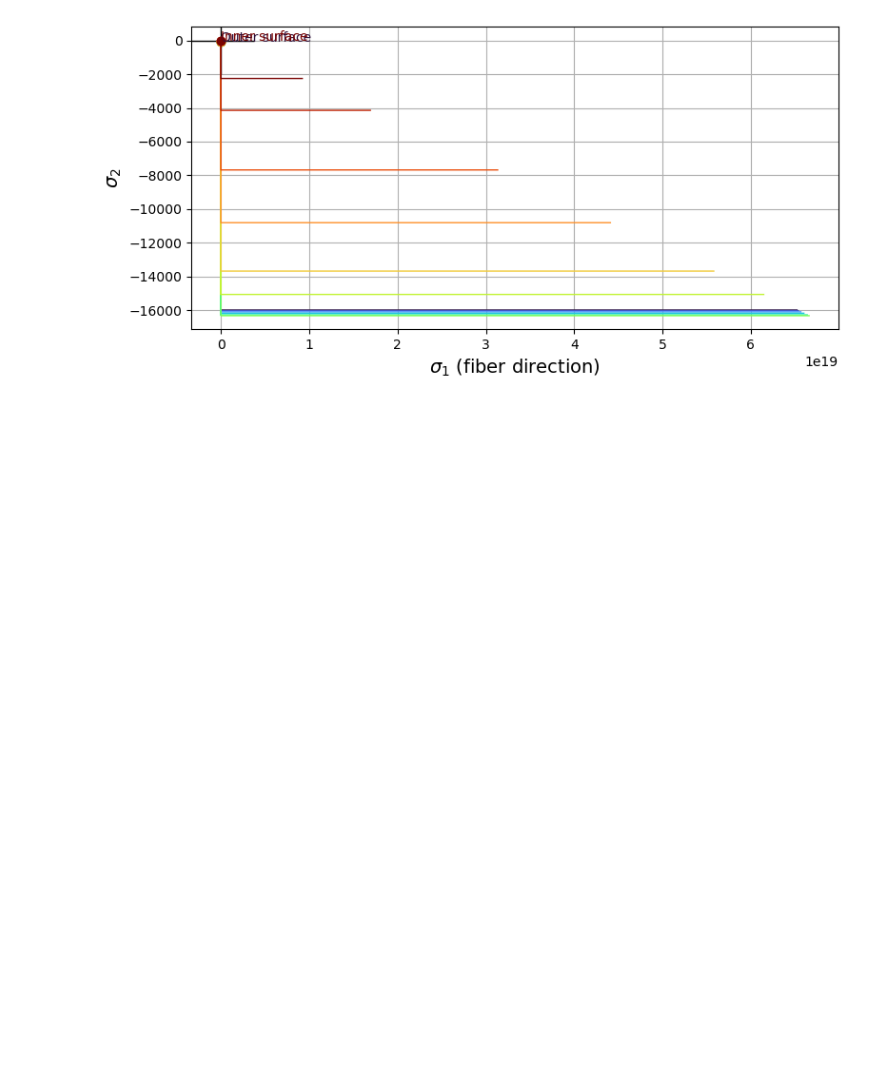
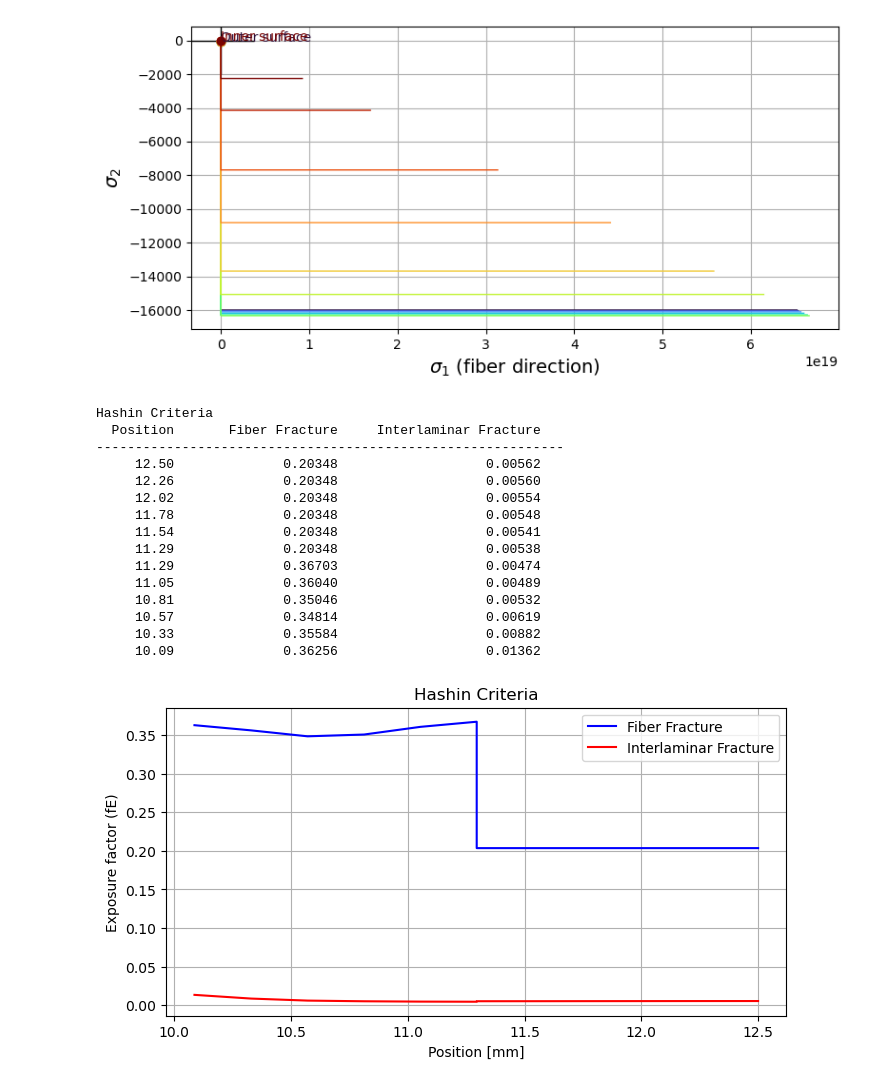
Before and after one commit to Hakonimatata/Lettvekt-Design, a Jupyter notebook: A2/A2_testing.ipynb, the cells around one changed output. Saved outputs shown, nothing was run; the diff lists cells and outputs as text; code cells hidden in the pictures; blank space fills up the shorter version.

```diff
--- a/A2/A2_testing.ipynb
+++ b/A2/A2_testing.ipynb
@@ -444,3 +468,48 @@ plot_tsaiwu_various_s3(Carbon_EpoxyA, sigma_1=S11, sigma_2=S22, sigma_3=S33, pos
 plot_hashin_various_s3(Carbon_EpoxyA, sigma_1=S11, sigma_2=S22, sigma_3=S33, pos=pos)
 # %% [output]
 [figure]
+# %%
+print("Hashin Criteria")
+print(f"{'Position':>10} {'Fiber Fracture':>20} {'Interlaminar Fracture':>25}")
+print("-" * 60)
+
+fig,ax = plt.subplots(figsize=(8,4))
+
+fE_FF_list, fE_IFF_list, pos_list = [], [], []
+
+for i in range(len(pos)):
+    r_pos = (MAX_DIAMETER - pos[i]) / 2
+    s1i, s2i, s3i = S11[i], S22[i], S33[i]
+
+    fE_FF, fE_IFF = fE_hashin_const_s3(s1i, s2i, s3i, Carbon_EpoxyA)
+    fE_FF_list.append(fE_FF)
+    fE_IFF_list.append(fE_IFF)
+    pos_list.append(r_pos)
+
+    print(f"{r_pos:10.2f} {fE_FF:20.5f} {fE_IFF:25.5f}")
+
+plt.plot(pos_list, fE_FF_list, label="Fiber Fracture", color="b")
+plt.plot(pos_list, fE_IFF_list, label="Interlaminar Fracture", color="r")
+plt.legend()
+plt.xlabel("Position [mm]")
+plt.ylabel("Exposure factor (fE)")
+plt.grid()
+plt.title("Hashin Criteria")
+plt.show()
+# %% [output]
+Hashin Criteria
+  Position       Fiber Fracture     Interlaminar Fracture
+------------------------------------------------------------
+     12.50              0.20348                   0.00562
+     12.26              0.20348                   0.00560
+     12.02              0.20348                   0.00554
+     11.78              0.20348                   0.00548
+     11.54              0.20348                   0.00541
+     11.29              0.20348                   0.00538
+     11.29              0.36703                   0.00474
+     11.05              0.36040                   0.00489
+     10.81              0.35046                   0.00532
+     10.57              0.34814                   0.00619
+     10.33              0.35584                   0.00882
+     10.09              0.36256                   0.01362
+[figure, added]
```
Also changed, not shown: parts of 7 cells of this notebook, 3 other files.
